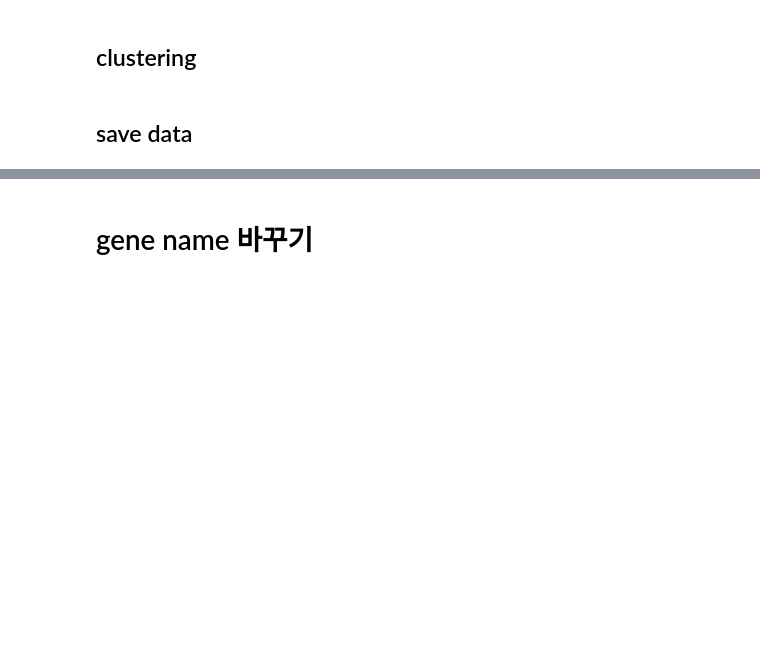
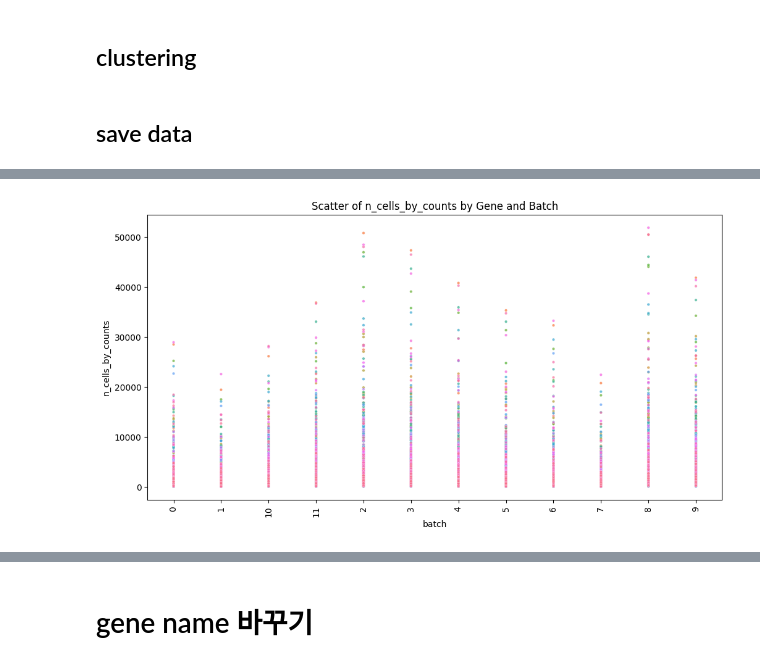
Before and after one commit to JasonK94/lit, a Jupyter notebook: Xenium_250424.ipynb, the cells around one changed output, grey strips where cells are left out. Drawn from its saved outputs; the diff is of its cells as text; code cells hidden in the pictures; blank space fills up the shorter version.

```diff
--- a/Xenium_250424.ipynb
+++ b/Xenium_250424.ipynb
@@ -366,0 +493,16 @@ adata.write_h5ad('/data/kjc2/projects/P330.CSA/rds/250210_CRC_BJM_0050585_Region
+# %%
+plt.figure(figsize=(12,6))
+sns.scatterplot(
+    data=df_long,
+    x="batch",
+    y="n_cells_by_counts",
+    hue="gene",
+    s=10,
+    alpha=0.7,
+    legend=False
+)
+plt.title("Scatter of n_cells_by_counts by Gene and Batch")
+plt.xticks(rotation=90)
+plt.show()
+# %% [output]
+[figure, added]
```
Also changed, not shown: parts of 19 cells of this notebook, 6 other files.
